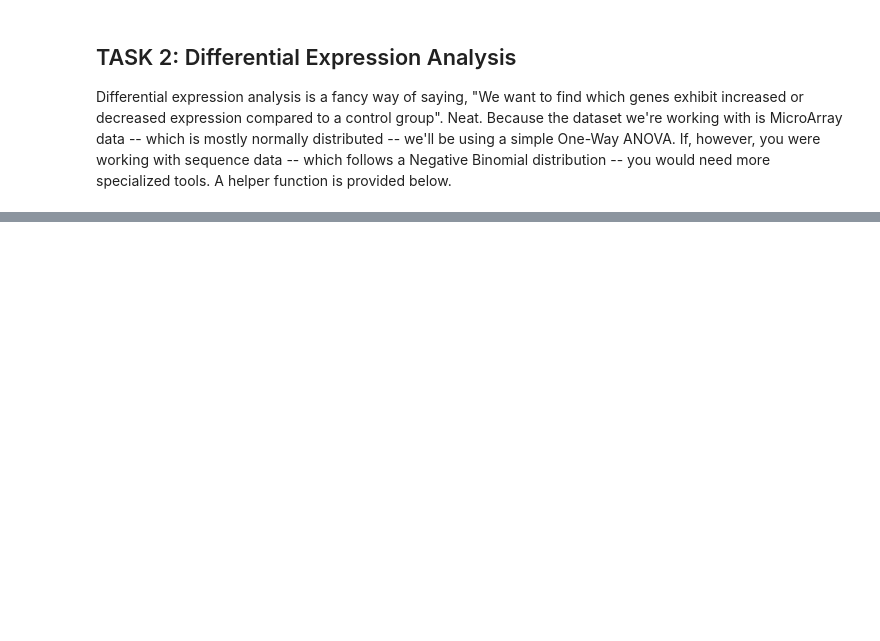
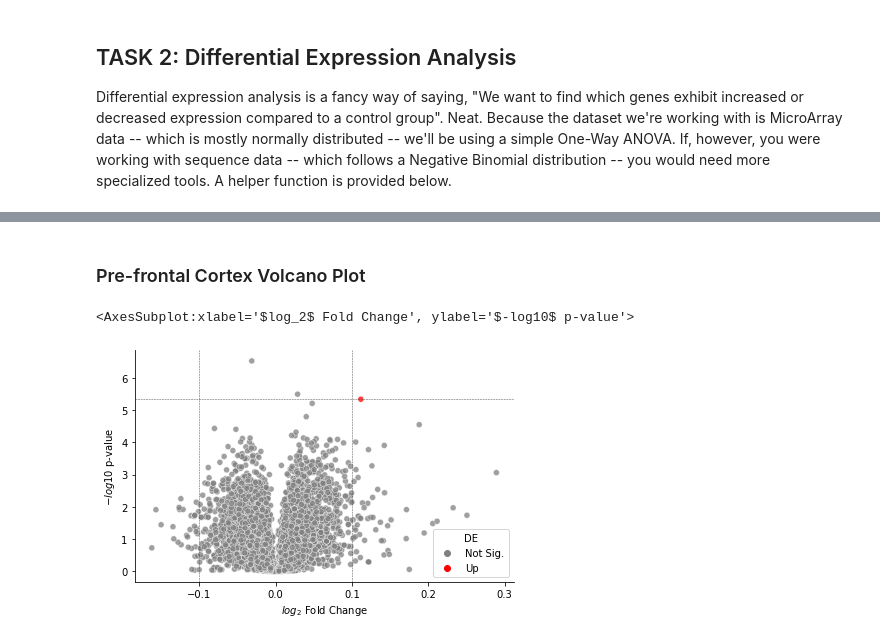
Before and after one commit to BRITE-REU/programming-workshops, a Jupyter notebook: source/workshops/05_visualization/files/workshop.ipynb, the cells around one changed output, grey strips where cells are left out. Cells and saved outputs as stored; diff of their text form; code cells hidden in the pictures; blank space fills up the shorter version.

```diff
--- a/source/workshops/05_visualization/files/workshop.ipynb
+++ b/source/workshops/05_visualization/files/workshop.ipynb
@@ -256,0 +306,9 @@ def volcano_plot(data, sig_col, fc_col, sig_thresh, fc_thresh):
+# %% [markdown]
+### Pre-frontal Cortex Volcano Plot
+# %%
+pf_cortex = data[data["Tissue"] == "Pre-frontal cortex (BA46)"]
+pf_de = differential_expression(pf_cortex, "Disease.state",  features=data.columns[10:], reference="control")
+volcano_plot()
+# %% [output]
+<AxesSubplot:xlabel='$log_2$ Fold Change', ylabel='$-log10$ p-value'>
+[figure, added]
```
Also changed, not shown: parts of 32 cells of this notebook, 2 other files.
